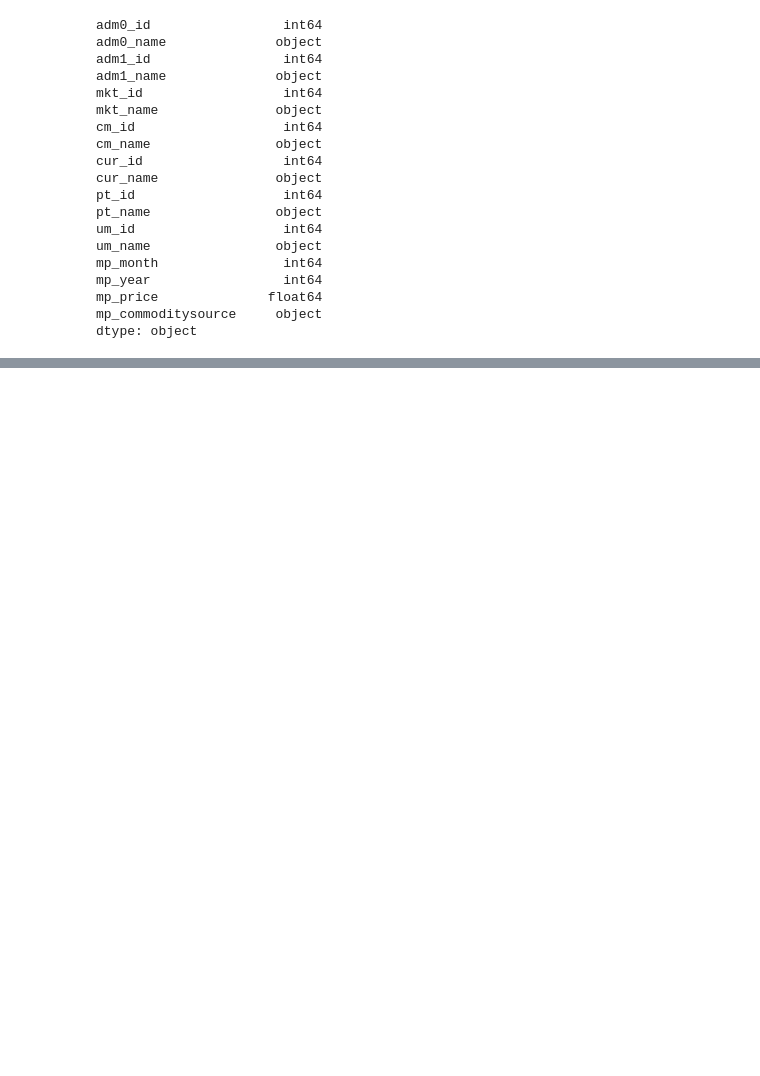
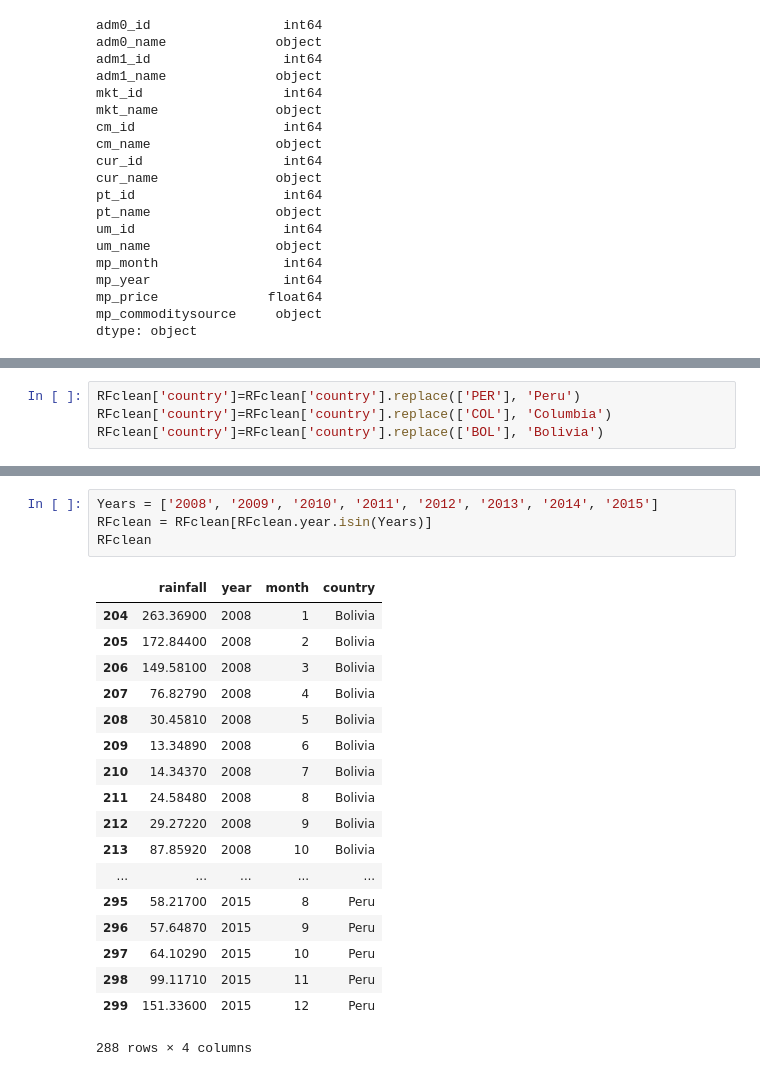
Before and after one commit to vzakhozhyi/599-A-Final-Project, a Jupyter notebook: Test-VZ.ipynb, the cells around one changed output, grey strips where cells are left out. Drawn from its saved outputs; the diff is of its cells as text; blank space fills up the shorter version.

```diff
--- a/Test-VZ.ipynb
+++ b/Test-VZ.ipynb
@@ -70,0 +225,4 @@ dtype: object
+# %%
+RFclean['country']=RFclean['country'].replace(['PER'], 'Peru')
+RFclean['country']=RFclean['country'].replace(['COL'], 'Columbia')
+RFclean['country']=RFclean['country'].replace(['BOL'], 'Bolivia')
@@ -70,0 +245,23 @@ dtype: object
+# %%
+Years = ['2008', '2009', '2010', '2011', '2012', '2013', '2014', '2015']
+RFclean = RFclean[RFclean.year.isin(Years)]
+RFclean
+# %% [output]
+|  | rainfall | year | month | country |
+| 204 | 263.36900 | 2008 | 1 | Bolivia |
+| 205 | 172.84400 | 2008 | 2 | Bolivia |
+| 206 | 149.58100 | 2008 | 3 | Bolivia |
+| 207 | 76.82790 | 2008 | 4 | Bolivia |
+| 208 | 30.45810 | 2008 | 5 | Bolivia |
+| 209 | 13.34890 | 2008 | 6 | Bolivia |
+| 210 | 14.34370 | 2008 | 7 | Bolivia |
+| 211 | 24.58480 | 2008 | 8 | Bolivia |
+| 212 | 29.27220 | 2008 | 9 | Bolivia |
+| 213 | 87.85920 | 2008 | 10 | Bolivia |
+| ... | ... | ... | ... | ... |
+| 295 | 58.21700 | 2015 | 8 | Peru |
+| 296 | 57.64870 | 2015 | 9 | Peru |
+| 297 | 64.10290 | 2015 | 10 | Peru |
+| 298 | 99.11710 | 2015 | 11 | Peru |
+| 299 | 151.33600 | 2015 | 12 | Peru |
+288 rows × 4 columns
```
Also changed, not shown: parts of 15 cells of this notebook.
